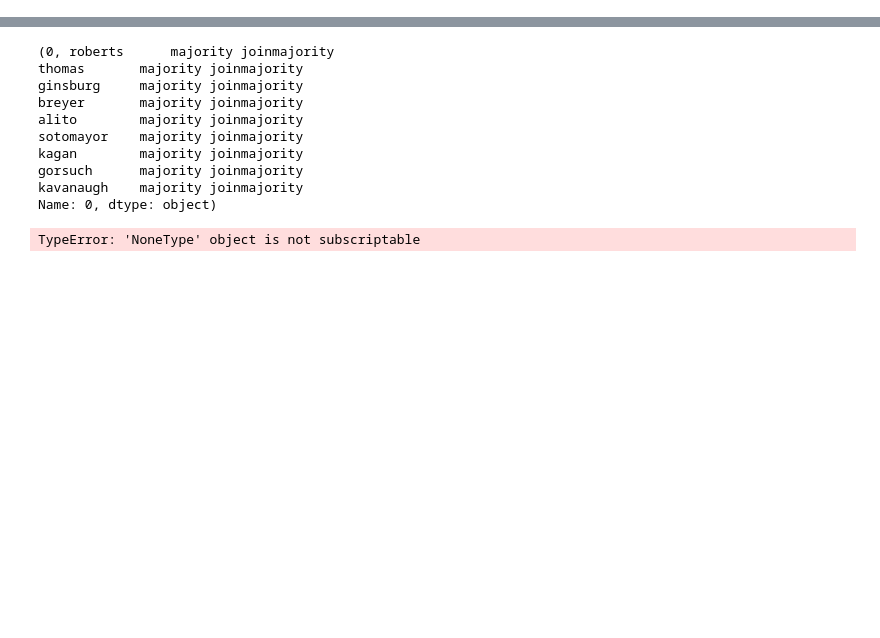
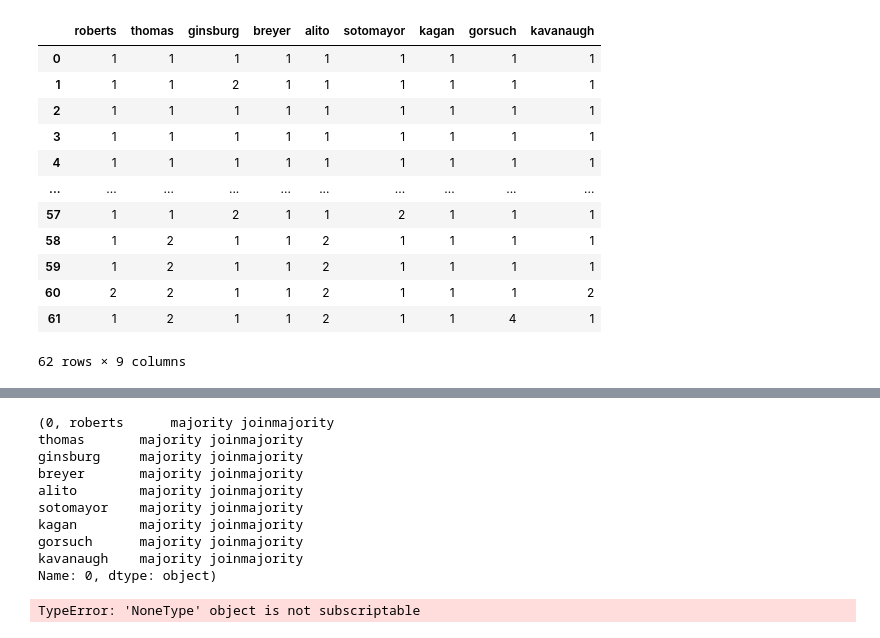
Before and after one commit to azdaly/SupremeCourtRepo, a Jupyter notebook: opinions/converting_raw_to_simpler.ipynb, the cells around one changed output, grey strips where cells are left out. Drawn from its saved outputs; the diff is of its cells as text; code cells hidden in the pictures; blank space fills up the shorter version.

```diff
--- a/opinions/converting_raw_to_simpler.ipynb
+++ b/opinions/converting_raw_to_simpler.ipynb
@@ -1,5 +1,2 @@
 # %%
 import pandas as pd
-# %%
-test_df = pd.read_excel('./parsed_wiki_data/2019.xlsx', index_col=0)
-test_df.index = list(range(test_df.shape[0]))
@@ -6,3 +39,19 @@ test_df.index = list(range(test_df.shape[0]))
+# %%
+test_df
+# %% [output]
+|  | roberts | thomas | ginsburg | breyer | alito | sotomayor | kagan | gorsuch | kavanaugh |
+| 0 | 1 | 1 | 1 | 1 | 1 | 1 | 1 | 1 | 1 |
+| 1 | 1 | 1 | 2 | 1 | 1 | 1 | 1 | 1 | 1 |
+| 2 | 1 | 1 | 1 | 1 | 1 | 1 | 1 | 1 | 1 |
+| 3 | 1 | 1 | 1 | 1 | 1 | 1 | 1 | 1 | 1 |
+| 4 | 1 | 1 | 1 | 1 | 1 | 1 | 1 | 1 | 1 |
+| ... | ... | ... | ... | ... | ... | ... | ... | ... | ... |
+| 57 | 1 | 1 | 2 | 1 | 1 | 2 | 1 | 1 | 1 |
+| 58 | 1 | 2 | 1 | 1 | 2 | 1 | 1 | 1 | 1 |
+| 59 | 1 | 2 | 1 | 1 | 2 | 1 | 1 | 1 | 1 |
+| 60 | 2 | 2 | 1 | 1 | 2 | 1 | 1 | 1 | 2 |
+| 61 | 1 | 2 | 1 | 1 | 2 | 1 | 1 | 4 | 1 |
+62 rows × 9 columns
 # %%
 copy_test = test_df.copy()
 # %%
```
Also changed, not shown: parts of 3 cells of this notebook, 24 other files.
